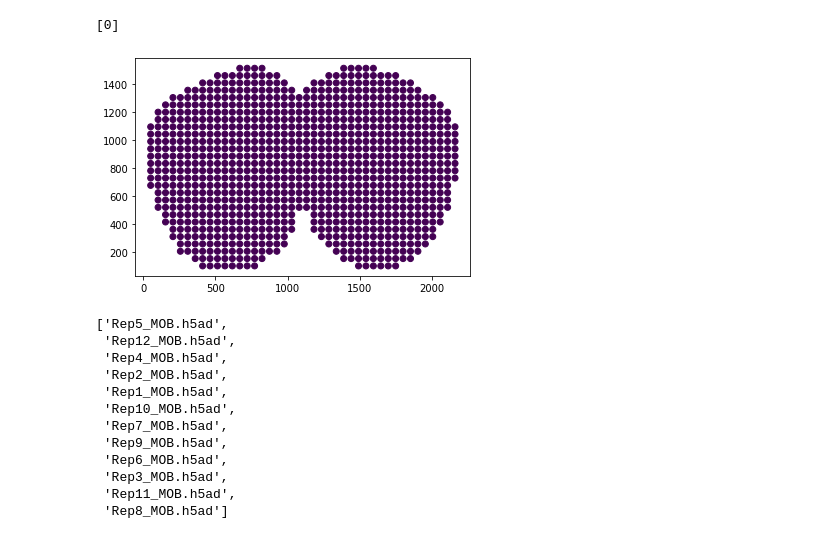
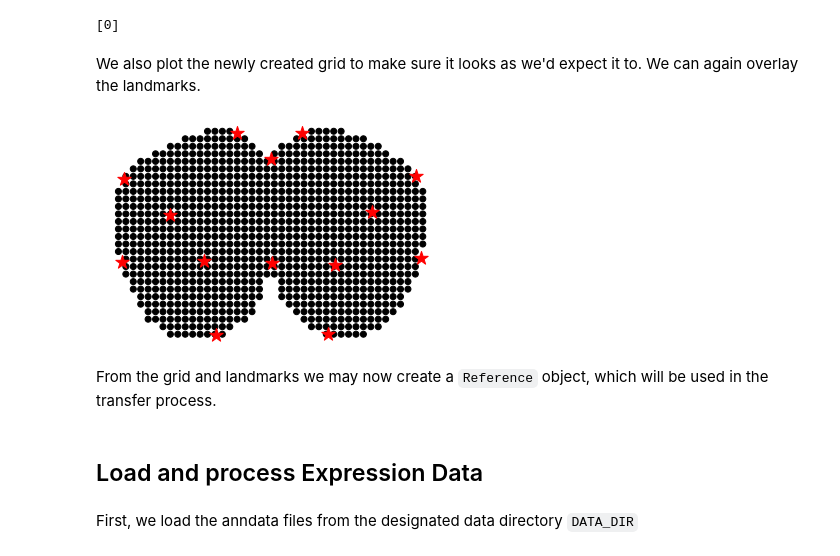
Before and after one commit to almaan/eggplant, a Jupyter notebook: notebooks/mob-full-analysis.ipynb, the cells around one changed output. Cells and saved outputs as stored; diff of their text form; code cells hidden in the pictures.

```diff
--- a/notebooks/mob-full-analysis.ipynb
+++ b/notebooks/mob-full-analysis.ipynb
@@ -27,3 +29,4 @@ from PIL import Image
 # %%
 from matplotlib import rcParams
 rcParams["figure.facecolor"] = "None"
+rcParams["axes.facecolor"] = "None"
@@ -30,4 +37,4 @@ rcParams["figure.facecolor"] = "None"
 # %%
-DATA_DIR = "/home/alma/w-projects/ccf/data/science-mob/charted/"
-REF_IMG_PTH = "/home/alma/w-projects/ccf/rsc/ref/science-mob/science-mob-wo-reds.png"
-REF_LMK_PTH = "/home/alma/w-projects/ccf/rsc/ref/science-mob/science-mob_landmarks.tsv"
+DATA_DIR = "../../data/science-mob/charted/"
+REF_IMG_PTH = "../../rsc/ref/science-mob/science-mob-wo-reds.png"
+REF_LMK_PTH = "../../rsc/ref/science-mob/science-mob_landmarks.tsv"
@@ -37,10 +62,31 @@ ref_lmk = pd.read_csv(REF_LMK_PTH,sep="\t",header = 0,index_col =0)
 # %%
-grid_crd,mta = pp.reference_to_grid(ref_img,n_approx_points=1000,n_regions=1,)
+grid_crd,mta = eg.pp.reference_to_grid(ref_img,
+                                    n_approx_points=1000,
+                                    n_regions=1,
+                                   )
 # %% [output]
 [0]
+# %% [markdown]
+We also plot the newly created grid to make sure it looks as we'd expect it to. We can again overlay the landmarks.
 # %%
-plt.scatter(grid_crd[:,0],grid_crd[:,1],c= mta)
+plt.scatter(grid_crd[:,0],
+            grid_crd[:,1],
+            c= mta,
+            cmap = plt.cm.binary_r,
+           )
+
+plt.scatter(ref_lmk.values[:,0],
+            ref_lmk.values[:,1],
+            marker = "*",
+            c = "red",
+            s = 200,
+           )
+
+plt.axis("equal")
+plt.axis("off")
 plt.show()
 # %% [output]
-[figure, old version]
+[figure, new version]
+# %% [markdown]
+From the grid and landmarks we may now create a `Reference` object, which will be used in the transfer process.
 # %%
@@ -51,18 +97,7 @@ ref = m.Reference(grid_crd,
-# %%
-os.listdir(DATA_DIR)
-# %% [output]
-['Rep5_MOB.h5ad',
- 'Rep12_MOB.h5ad',
- 'Rep4_MOB.h5ad',
- 'Rep2_MOB.h5ad',
- 'Rep1_MOB.h5ad',
- 'Rep10_MOB.h5ad',
- 'Rep7_MOB.h5ad',
- 'Rep9_MOB.h5ad',
- 'Rep6_MOB.h5ad',
- 'Rep3_MOB.h5ad',
- 'Rep11_MOB.h5ad',
- 'Rep8_MOB.h5ad']
+# %% [markdown]
+## Load and process Expression Data
+# %% [markdown]
+First, we load the anndata files from the designated data directory `DATA_DIR`
 # %%
 adatas = {p.split(".")[0]:ad.read_h5ad(osp.join(DATA_DIR,p)) for p in os.listdir(DATA_DIR)}
 adatas = {f"Rep{k}_MOB" : adatas[f"Rep{k}_MOB"] for k \
```
Also changed, not shown: parts of 32 cells of this notebook.
